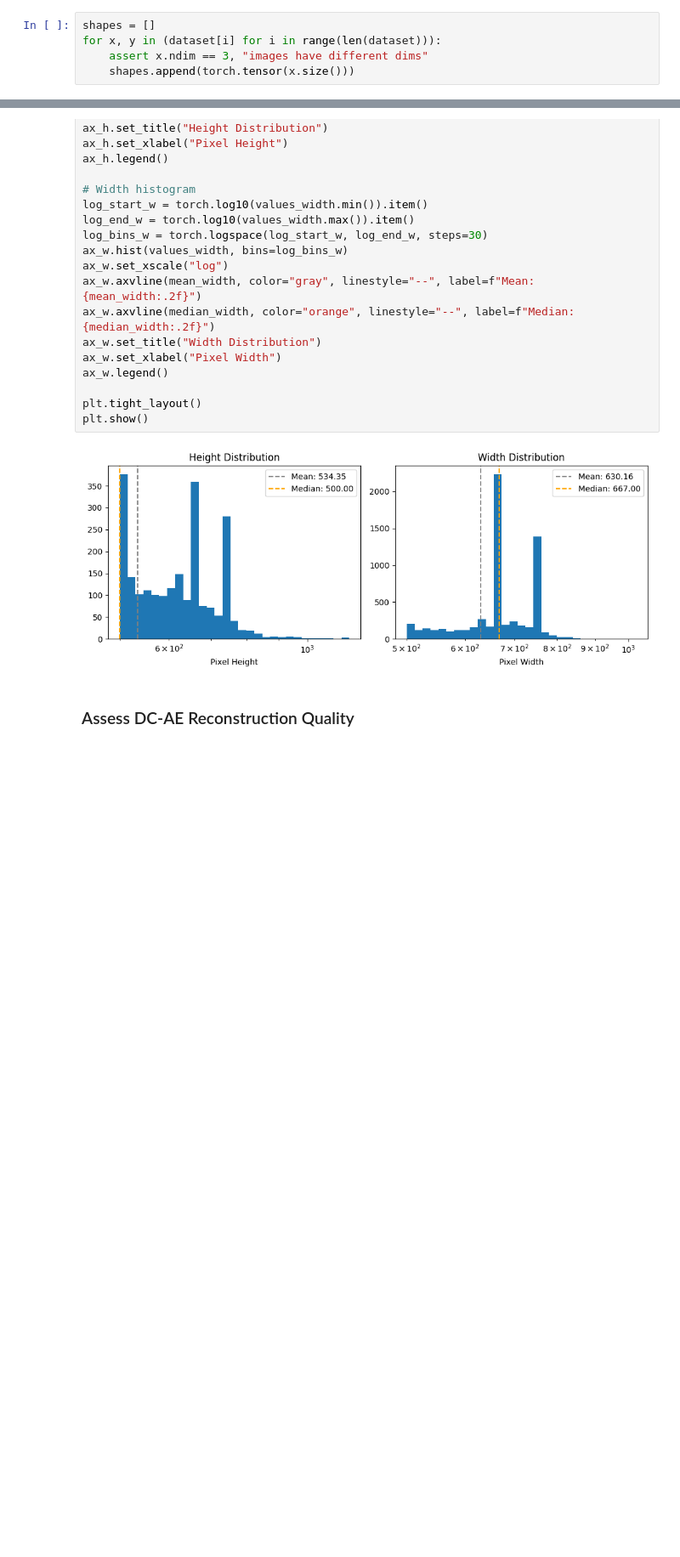
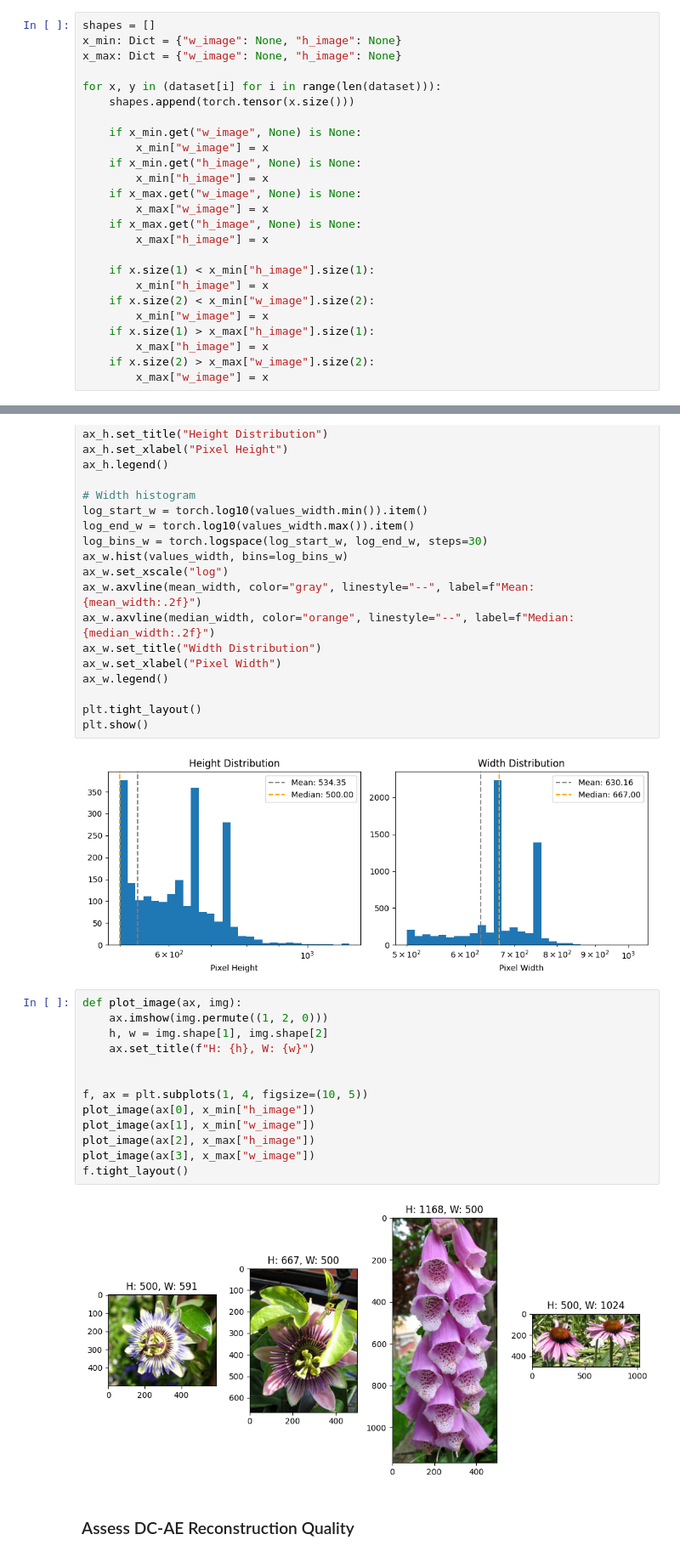
Before and after one commit to fusedbloxxer/flow-matching, a Jupyter notebook: workspaces/flow_flowers/notebook/viz_vae.ipynb, the cells around one changed output, grey strips where cells are left out. Shown: that part at 85% size. Saved outputs shown, nothing was run; the diff lists cells and outputs as text; blank space fills up the shorter version.

Commit message:
Plot outlier images

```diff
--- a/workspaces/flow_flowers/notebook/viz_vae.ipynb
+++ b/workspaces/flow_flowers/notebook/viz_vae.ipynb
@@ -61,9 +62,29 @@ plt.legend()
 [figure]
 # %%
 shapes = []
+x_min: Dict = {"w_image": None, "h_image": None}
+x_max: Dict = {"w_image": None, "h_image": None}
+
 for x, y in (dataset[i] for i in range(len(dataset))):
-    assert x.ndim == 3, "images have different dims"
     shapes.append(torch.tensor(x.size()))
+
+    if x_min.get("w_image", None) is None:
+        x_min["w_image"] = x
+    if x_min.get("h_image", None) is None:
+        x_min["h_image"] = x
+    if x_max.get("w_image", None) is None:
+        x_max["w_image"] = x
+    if x_max.get("h_image", None) is None:
+        x_max["h_image"] = x
+
+    if x.size(1) < x_min["h_image"].size(1):
+        x_min["h_image"] = x
+    if x.size(2) < x_min["w_image"].size(2):
+        x_min["w_image"] = x
+    if x.size(1) > x_max["h_image"].size(1):
+        x_max["h_image"] = x
+    if x.size(2) > x_max["w_image"].size(2):
+        x_max["w_image"] = x
 # %%
 shapes: Tensor = einops.rearrange(shapes, "b s -> b s")
 
@@ -105,6 +126,21 @@ plt.tight_layout()
 plt.show()
 # %% [output]
 [figure]
+# %%
+def plot_image(ax, img):
+    ax.imshow(img.permute((1, 2, 0)))
+    h, w = img.shape[1], img.shape[2]
+    ax.set_title(f"H: {h}, W: {w}")
+
+
+f, ax = plt.subplots(1, 4, figsize=(10, 5))
+plot_image(ax[0], x_min["h_image"])
+plot_image(ax[1], x_min["w_image"])
+plot_image(ax[2], x_max["h_image"])
+plot_image(ax[3], x_max["w_image"])
+f.tight_layout()
+# %% [output]
+[figure, added]
 # %% [markdown]
 ### Assess DC-AE Reconstruction Quality
 # %%
```
Also changed, not shown: parts of 1 cell of this notebook.
